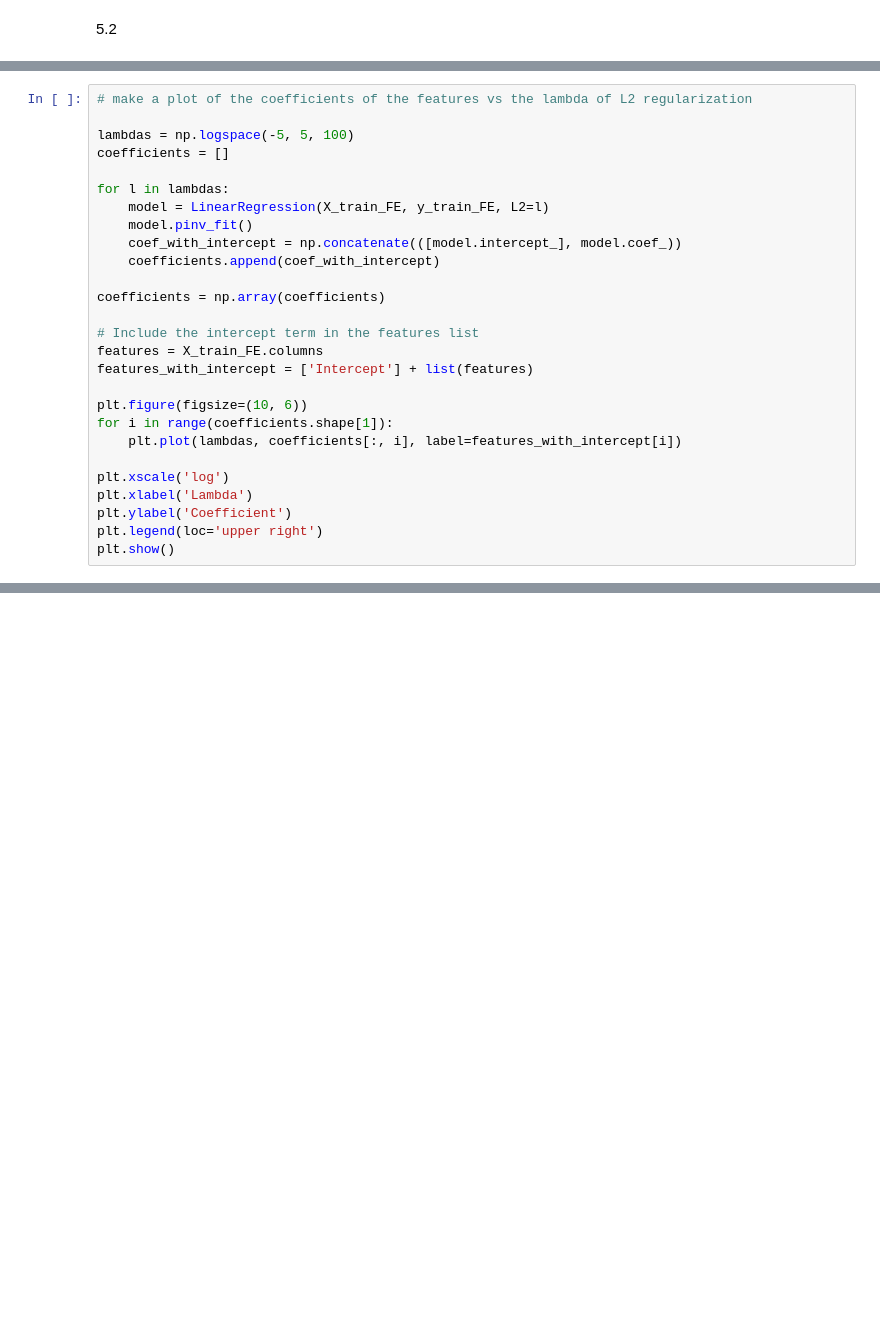
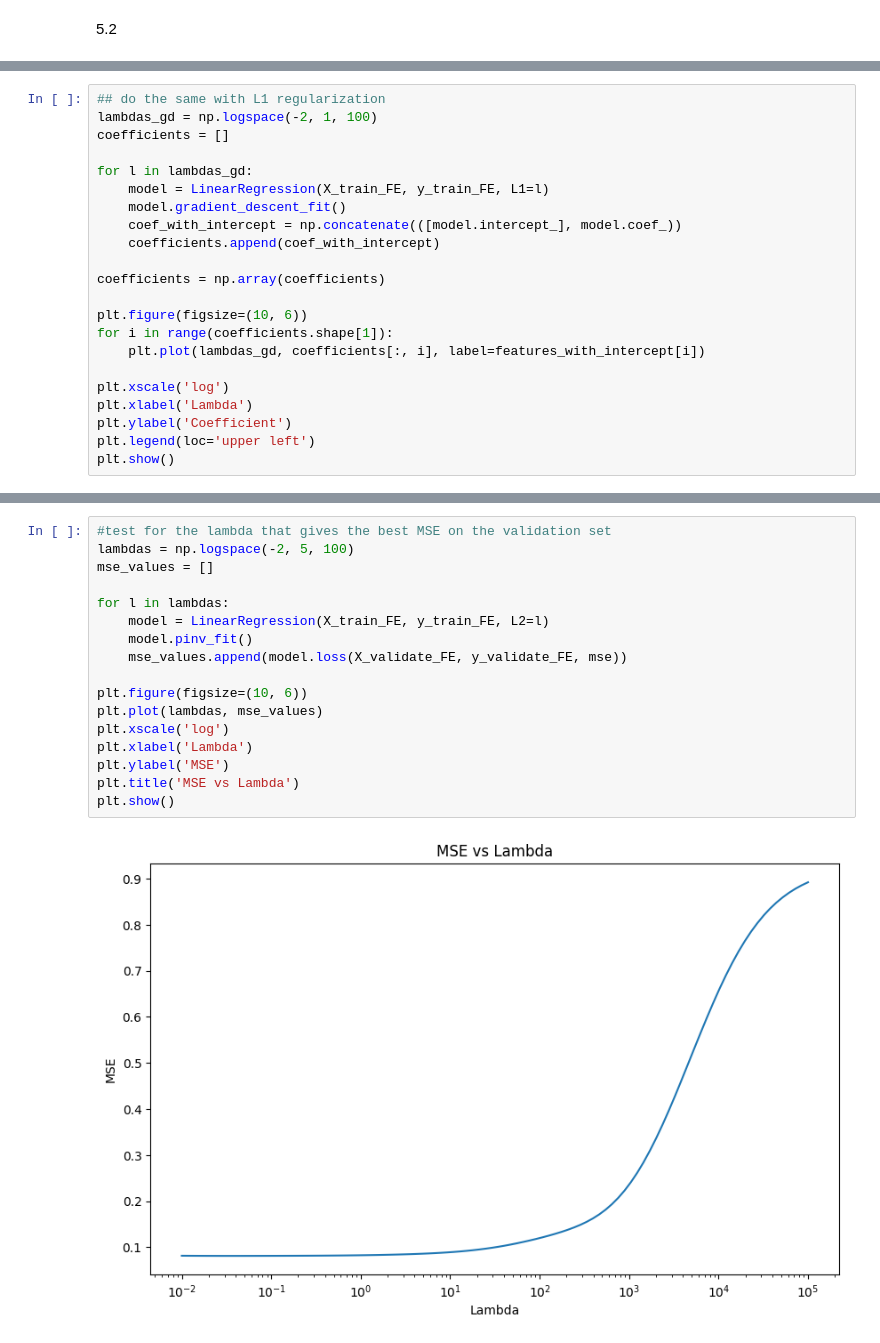
Before and after one commit to ilunomb/ML, a Jupyter notebook: TP1/Nomberg_Ilan_TP1/notebooks/Entrega_TP1.ipynb, the cells around one changed output, grey strips where cells are left out. Cells and saved outputs as stored; diff of their text form; blank space fills up the shorter version.

```diff
--- a/TP1/Nomberg_Ilan_TP1/notebooks/Entrega_TP1.ipynb
+++ b/TP1/Nomberg_Ilan_TP1/notebooks/Entrega_TP1.ipynb
@@ -383,28 +418,23 @@ R2 GD: 0.8767871867429303
 # %%
-# make a plot of the coefficients of the features vs the lambda of L2 regularization
-
-lambdas = np.logspace(-5, 5, 100)
+## do the same with L1 regularization
+lambdas_gd = np.logspace(-2, 1, 100)
 coefficients = []
 
-for l in lambdas:
-    model = LinearRegression(X_train_FE, y_train_FE, L2=l)
-    model.pinv_fit()
+for l in lambdas_gd:
+    model = LinearRegression(X_train_FE, y_train_FE, L1=l)
+    model.gradient_descent_fit()
     coef_with_intercept = np.concatenate(([model.intercept_], model.coef_))
     coefficients.append(coef_with_intercept)
 
 coefficients = np.array(coefficients)
 
-# Include the intercept term in the features list
-features = X_train_FE.columns
-features_with_intercept = ['Intercept'] + list(features)
-
 plt.figure(figsize=(10, 6))
 for i in range(coefficients.shape[1]):
-    plt.plot(lambdas, coefficients[:, i], label=features_with_intercept[i])
+    plt.plot(lambdas_gd, coefficients[:, i], label=features_with_intercept[i])
 
 plt.xscale('log')
 plt.xlabel('Lambda')
 plt.ylabel('Coefficient')
-plt.legend(loc='upper right')
+plt.legend(loc='upper left')
 plt.show()
 # %% [output]
@@ -416,0 +446,19 @@ Index(['area', 'is_house', 'has_pool', 'age', 'lat', 'lon', 'rooms',
+# %%
+#test for the lambda that gives the best MSE on the validation set
+lambdas = np.logspace(-2, 5, 100)
+mse_values = []
+
+for l in lambdas:
+    model = LinearRegression(X_train_FE, y_train_FE, L2=l)
+    model.pinv_fit()
+    mse_values.append(model.loss(X_validate_FE, y_validate_FE, mse))
+
+plt.figure(figsize=(10, 6))
+plt.plot(lambdas, mse_values)
+plt.xscale('log')
+plt.xlabel('Lambda')
+plt.ylabel('MSE')
+plt.title('MSE vs Lambda')
+plt.show()
+# %% [output]
+[figure, added]
```
Also changed, not shown: parts of 15 cells of this notebook, 3 other files.
